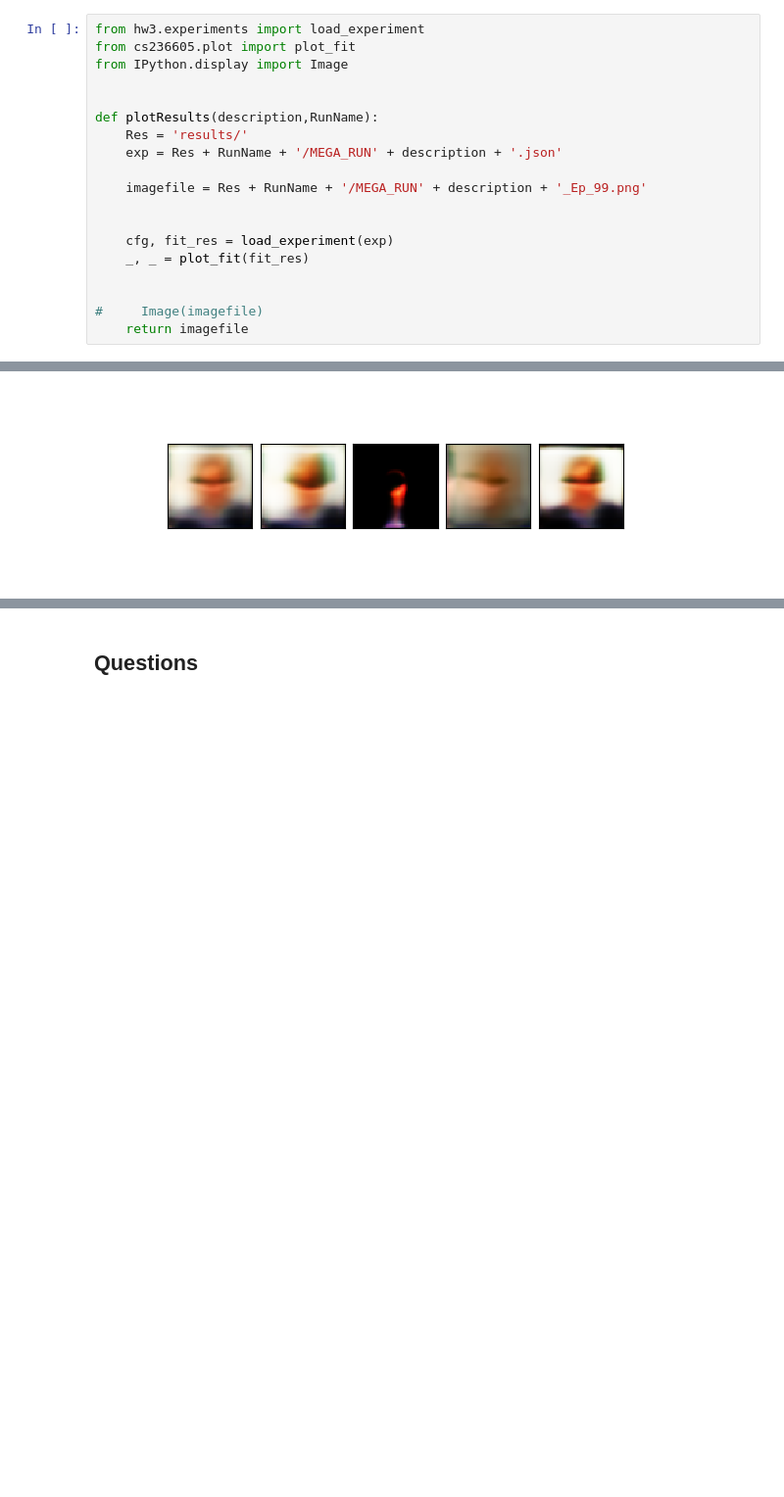
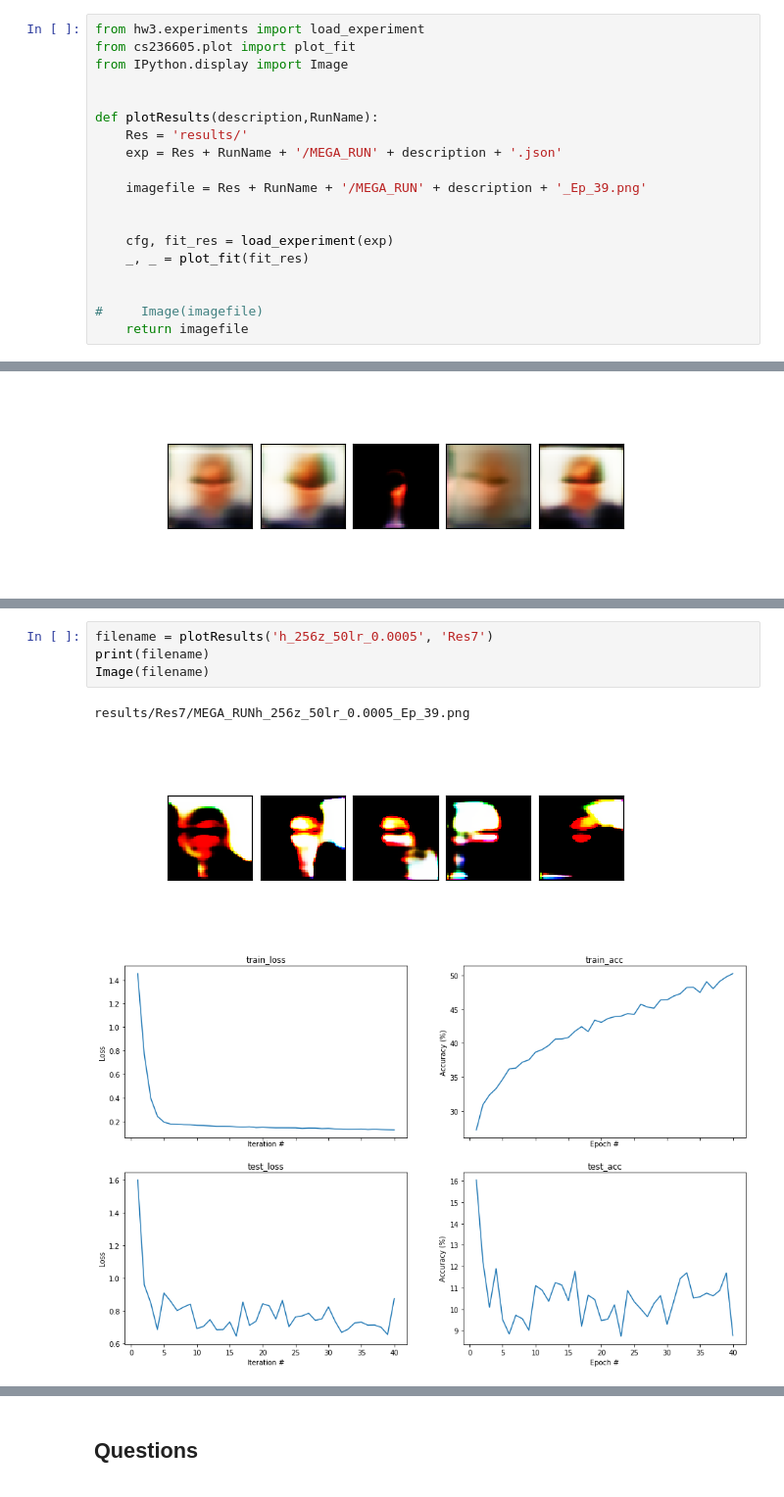
Before and after one commit to natsala13/cs236605-hw3, a Jupyter notebook: Part2_VAE.ipynb, the cells around one changed output, grey strips where cells are left out. Shown at 98% size. Drawn from its saved outputs; the diff is of its cells as text; blank space fills up the shorter version.

```diff
--- a/Part2_VAE.ipynb
+++ b/Part2_VAE.ipynb
@@ -517,7 +517,7 @@ def plotResults(description,RunName):
     Res = 'results/'
     exp = Res + RunName + '/MEGA_RUN' + description + '.json'
 
-    imagefile = Res + RunName + '/MEGA_RUN' + description + '_Ep_99.png'
+    imagefile = Res + RunName + '/MEGA_RUN' + description + '_Ep_39.png'
 
 
     cfg, fit_res = load_experiment(exp)
@@ -595,3 +623,11 @@ Image(f)
+# %%
+filename = plotResults('h_256z_50lr_0.0005', 'Res7')
+print(filename)
+Image(filename)
+# %% [output]
+results/Res7/MEGA_RUNh_256z_50lr_0.0005_Ep_39.png
+[figure, added]
+[figure, added]
 # %%
 # Lets try an experiment
 
```
Also changed, not shown: parts of 2 cells of this notebook, 1 other file.
